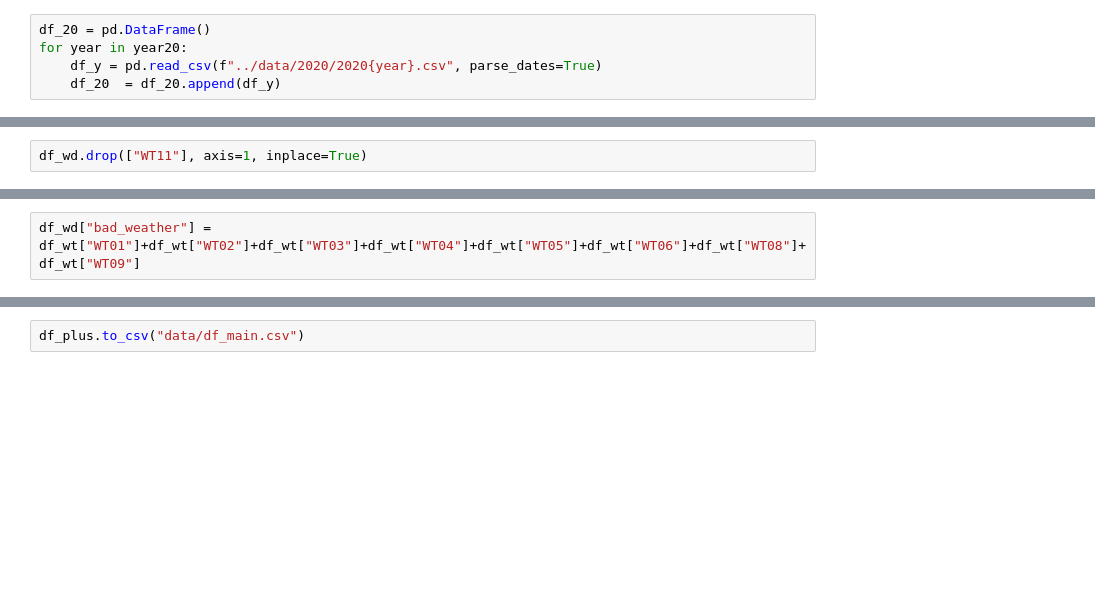
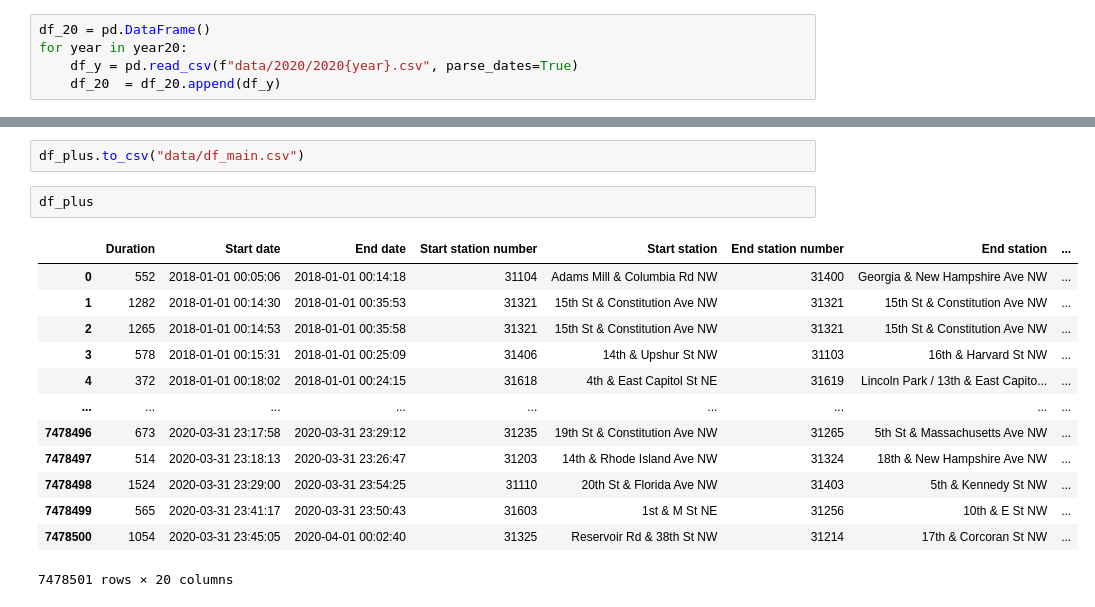
Before and after one commit to GesaJo/Capital-Bike-Dashboard, a Jupyter notebook: Project_Capital_Bike.ipynb, the cells around one changed output, grey strips where cells are left out. Saved outputs shown, nothing was run; the diff lists cells and outputs as text; blank space fills up the shorter version.

```diff
--- a/Project_Capital_Bike.ipynb
+++ b/Project_Capital_Bike.ipynb
@@ -28,7 +28,7 @@ year20 = ["1", "2", "3",]
 # %%
 df_20 = pd.DataFrame()
 for year in year20:
-    df_y = pd.read_csv(f"../data/2020/2020{year}.csv", parse_dates=True)
+    df_y = pd.read_csv(f"data/2020/2020{year}.csv", parse_dates=True)
     df_20  = df_20.append(df_y)
 # %%
 df2 = df_18.append(df_years, sort=False)
@@ -187,5 +231,3 @@ sns.lineplot(df_count["hour"], df_count["Duration"], hue=df_count["weekday"], ci
 df_w = df_weather[df_weather["NAME"].str.match('WASHINGTON')]
 # %%
 df_wd = df_w.groupby("DATE").mean()
-# %%
-df_wd.drop(["WT11"], axis=1, inplace=True)
@@ -194,5 +234,3 @@ df_wt = df_wd.iloc[:,5:13].fillna(0)
-# %%
-df_wd["bad_weather"] = df_wt["WT01"]+df_wt["WT02"]+df_wt["WT03"]+df_wt["WT04"]+df_wt["WT05"]+df_wt["WT06"]+df_wt["WT08"]+df_wt["WT09"]
 # %%
 df_wd = df_wd[["AWND", "PRCP", "TAVG"]]
 # %%
@@ -260,2 +290,18 @@ plt.plot(df_plus[df_plus["TAVG"]>20][:80000].groupby("Duration_bins").count()["D
 # %%
 df_plus.to_csv("data/df_main.csv")
+# %%
+df_plus
+# %% [output]
+|  | Duration | Start date | End date | Start station number | Start station | End station number | End station | ... |
+| 0 | 552 | 2018-01-01 00:05:06 | 2018-01-01 00:14:18 | 31104 | Adams Mill & Columbia Rd NW | 31400 | Georgia & New Hampshire Ave NW | ... |
+| 1 | 1282 | 2018-01-01 00:14:30 | 2018-01-01 00:35:53 | 31321 | 15th St & Constitution Ave NW | 31321 | 15th St & Constitution Ave NW | ... |
+| 2 | 1265 | 2018-01-01 00:14:53 | 2018-01-01 00:35:58 | 31321 | 15th St & Constitution Ave NW | 31321 | 15th St & Constitution Ave NW | ... |
+| 3 | 578 | 2018-01-01 00:15:31 | 2018-01-01 00:25:09 | 31406 | 14th & Upshur St NW | 31103 | 16th & Harvard St NW | ... |
+| 4 | 372 | 2018-01-01 00:18:02 | 2018-01-01 00:24:15 | 31618 | 4th & East Capitol St NE | 31619 | Lincoln Park / 13th & East Capito... | ... |
+| ... | ... | ... | ... | ... | ... | ... | ... | ... |
+| 7478496 | 673 | 2020-03-31 23:17:58 | 2020-03-31 23:29:12 | 31235 | 19th St & Constitution Ave NW | 31265 | 5th St & Massachusetts Ave NW | ... |
+| 7478497 | 514 | 2020-03-31 23:18:13 | 2020-03-31 23:26:47 | 31203 | 14th & Rhode Island Ave NW | 31324 | 18th & New Hampshire Ave NW | ... |
+| 7478498 | 1524 | 2020-03-31 23:29:00 | 2020-03-31 23:54:25 | 31110 | 20th St & Florida Ave NW | 31403 | 5th & Kennedy St NW | ... |
+| 7478499 | 565 | 2020-03-31 23:41:17 | 2020-03-31 23:50:43 | 31603 | 1st & M St NE | 31256 | 10th & E St NW | ... |
+| 7478500 | 1054 | 2020-03-31 23:45:05 | 2020-04-01 00:02:40 | 31325 | Reservoir Rd & 38th St NW | 31214 | 17th & Corcoran St NW | ... |
+7478501 rows × 20 columns
```
Also changed, not shown: parts of 27 cells of this notebook, 1 other file.
